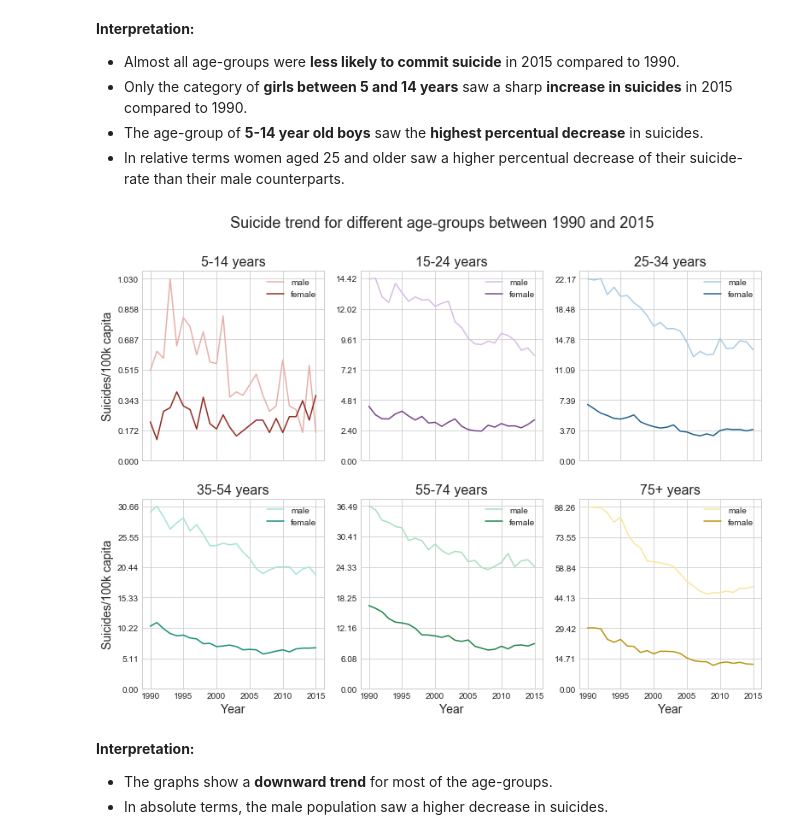
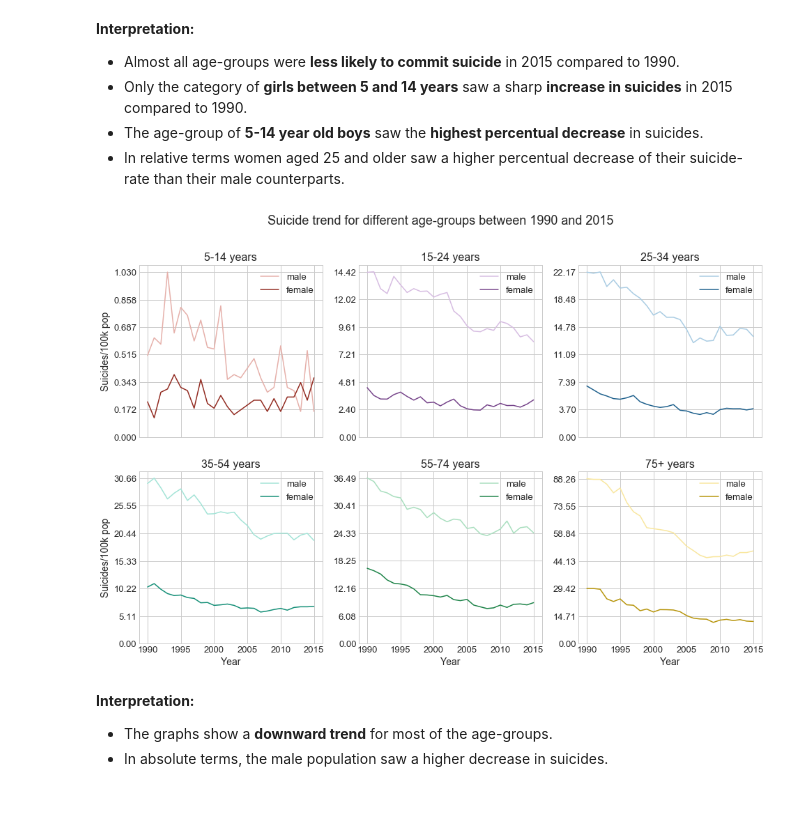
Before and after one commit to Overflowed10/Data-Analysis, a Jupyter notebook: Data Analysis - Suicides.ipynb, the cells around one changed output. Saved outputs shown, nothing was run; the diff lists cells and outputs as text; code cells hidden in the pictures; blank space fills up the shorter version.

```diff
--- a/Data Analysis - Suicides.ipynb
+++ b/Data Analysis - Suicides.ipynb
@@ -330,38 +334,38 @@ col = {"5-14 years": {"m":  "#e6b0aa" , "f": "#922b21"}, "15-24 years": {"m": "#
           "55-74 years": {"m": "#a9dfbf", "f": "#1e8449"}, "75+ years": {"m": "#f9e79f", "f": "#b7950b"}}
 
 # size of figure and amount of axes
-fig, ax = plt.subplots(2,3, figsize=(13,9), sharex=True)
+fig, ax = plt.subplots(2,3, figsize=(16,10), sharex=True)
 ax = ax.flatten()
 
 # plotting: x - year, y - suicides/100k capita, for agegroup and gender
 age_groups = ["5-14 years", "15-24 years", "25-34 years", "35-54 years", "55-74 years", "75+ years"]
 for num, age_group in enumerate(age_groups):
 
     condition = (df["age"]==age_group)&(df["country"]=="Germany")
     group_df = df.loc[condition, ["suicides/100k pop", "sex", "year"]]
 
     y_min, y_max = group_df.year.min(), group_df.year.max()
     timespan = np.arange(y_min, y_max+1)
 
     male_df = group_df.loc[group_df.sex=="male", "suicides/100k pop"]
     female_df = group_df.loc[group_df.sex=="female", "suicides/100k pop"]
 
     ax[num].plot(timespan, male_df, color=col[age_group]["m"])
     ax[num].plot(timespan, female_df, color=col[age_group]["f"])
 
     ax[num].set_title(age_group, fontdict={"fontsize": 16})
     if num > 2:
         ax[num].set_xlabel("Year", fontdict={"fontsize": 14})
     if num % 3 ==0:
-        ax[num].set_ylabel("Suicides/100k capita", fontdict={"fontsize": 14})
+        ax[num].set_ylabel("Suicides/100k pop", fontdict={"fontsize": 14})
     ax[num].legend(["male", "female"])
     ax[num].set_yticks(ticks=np.linspace(0,np.maximum(male_df, female_df).max(),7))
 
 # adjusting plot
 plt.suptitle(f"Suicide trend for different age-groups between {y_min} and {y_max}", fontsize=18)
 plt.show()
 # %% [output]
-[figure, old version]
+[figure, new version]
 # %% [markdown]
 <b>Interpretation:</b>
 * The graphs show a <b>downward trend</b> for most of the age-groups.
```
Also changed, not shown: parts of 21 cells of this notebook.
